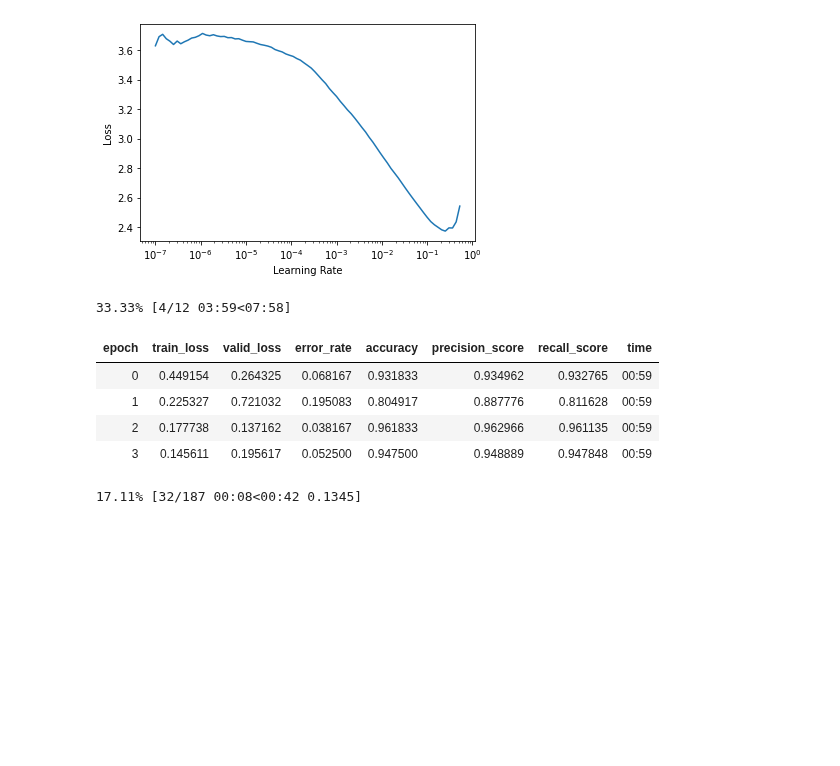
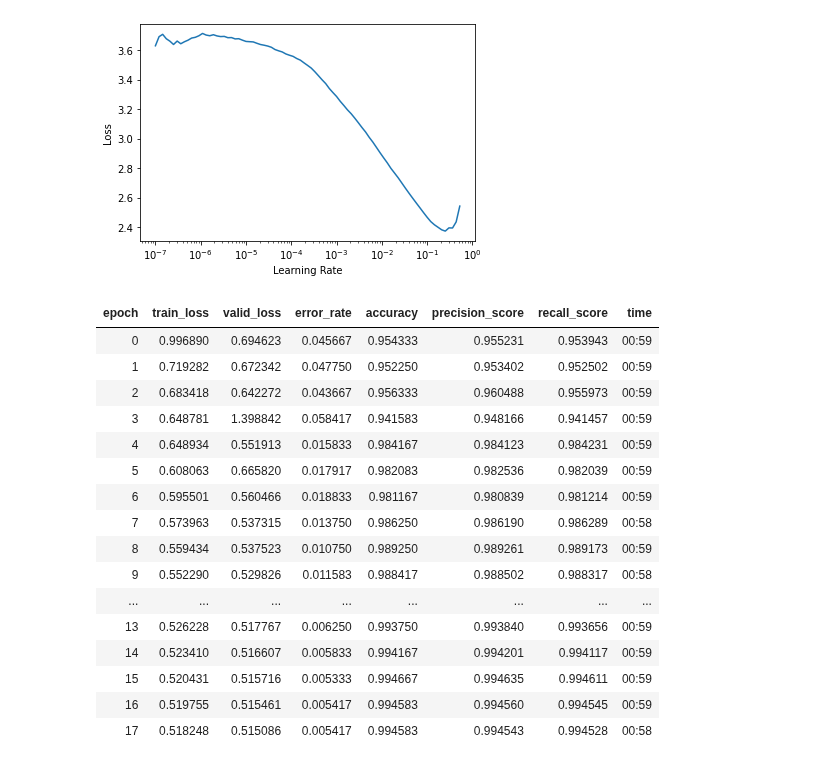
Before and after one commit to vtecftwy/fastbook, a Jupyter notebook: 04_mnist_full_dataset.ipynb, the cells around one changed output. Saved outputs shown, nothing was run; the diff lists cells and outputs as text; code cells hidden in the pictures; blank space fills up the shorter version.

```diff
--- a/04_mnist_full_dataset.ipynb
+++ b/04_mnist_full_dataset.ipynb
@@ -48,17 +50,18 @@ rotation = Rotate(max_deg=30, p=0.5, draw=None, size=None, mode='bilinear', pad_
 augmentation = aug_transforms(mult=1.0,
                               do_flip=False,
                               flip_vert=False,
-                              max_rotate=30.0,
-                              min_zoom=1.0,
-                              max_zoom=1.1,
-                              max_lighting=0.2,
-                              max_warp=0.2,
+                              max_rotate=15.0,
+                              min_zoom=0.50,
+                              max_zoom=1.0,
+                              max_lighting=0.3,
+                              max_warp=0,
                               p_affine=0.75,
                               p_lighting=0.75,
                               xtra_tfms=None,
                               size=None,
                               mode='bilinear',
-                              pad_mode='reflection',
+                            #   mode='nearest',
+                              pad_mode='border', # {'zeros': 'constant', 'border': 'edge', 'reflection': 'reflect'}
                               align_corners=True,
                               batch=False,
                               min_scale=1.0)
@@ -503,17 +506,27 @@ learn_34_unt.lr_find()
 SuggestedLRs(lr_min=0.025118863582611083, lr_steep=0.013182567432522774)
 [figure]
 # %%
-n = 12
+n = 18
 lr = 5e-3
 learn_34_unt.fit_one_cycle(n_epoch=n, lr_max=lr)
 # %% [output]
-33.33% [4/12 03:59<07:58]
 | epoch | train_loss | valid_loss | error_rate | accuracy | precision_score | recall_score | time |
-| 0 | 0.449154 | 0.264325 | 0.068167 | 0.931833 | 0.934962 | 0.932765 | 00:59 |
-| 1 | 0.225327 | 0.721032 | 0.195083 | 0.804917 | 0.887776 | 0.811628 | 00:59 |
-| 2 | 0.177738 | 0.137162 | 0.038167 | 0.961833 | 0.962966 | 0.961135 | 00:59 |
-| 3 | 0.145611 | 0.195617 | 0.052500 | 0.947500 | 0.948889 | 0.947848 | 00:59 |
+| 0 | 0.996890 | 0.694623 | 0.045667 | 0.954333 | 0.955231 | 0.953943 | 00:59 |
+| 1 | 0.719282 | 0.672342 | 0.047750 | 0.952250 | 0.953402 | 0.952502 | 00:59 |
+| 2 | 0.683418 | 0.642272 | 0.043667 | 0.956333 | 0.960488 | 0.955973 | 00:59 |
+| 3 | 0.648781 | 1.398842 | 0.058417 | 0.941583 | 0.948166 | 0.941457 | 00:59 |
+| 4 | 0.648934 | 0.551913 | 0.015833 | 0.984167 | 0.984123 | 0.984231 | 00:59 |
+| 5 | 0.608063 | 0.665820 | 0.017917 | 0.982083 | 0.982536 | 0.982039 | 00:59 |
+| 6 | 0.595501 | 0.560466 | 0.018833 | 0.981167 | 0.980839 | 0.981214 | 00:59 |
+| 7 | 0.573963 | 0.537315 | 0.013750 | 0.986250 | 0.986190 | 0.986289 | 00:58 |
+| 8 | 0.559434 | 0.537523 | 0.010750 | 0.989250 | 0.989261 | 0.989173 | 00:59 |
+| 9 | 0.552290 | 0.529826 | 0.011583 | 0.988417 | 0.988502 | 0.988317 | 00:58 |
+| ... | ... | ... | ... | ... | ... | ... | ... |
+| 13 | 0.526228 | 0.517767 | 0.006250 | 0.993750 | 0.993840 | 0.993656 | 00:59 |
+| 14 | 0.523410 | 0.516607 | 0.005833 | 0.994167 | 0.994201 | 0.994117 | 00:59 |
+| 15 | 0.520431 | 0.515716 | 0.005333 | 0.994667 | 0.994635 | 0.994611 | 00:59 |
+| 16 | 0.519755 | 0.515461 | 0.005417 | 0.994583 | 0.994560 | 0.994545 | 00:59 |
+| 17 | 0.518248 | 0.515086 | 0.005417 | 0.994583 | 0.994543 | 0.994528 | 00:58 |
-17.11% [32/187 00:08<00:42 0.1345]
 # %%
 learn_34_unt = cnn_learner(dls,
                            resnet34,
```
Also changed, not shown: parts of 6 cells of this notebook.
